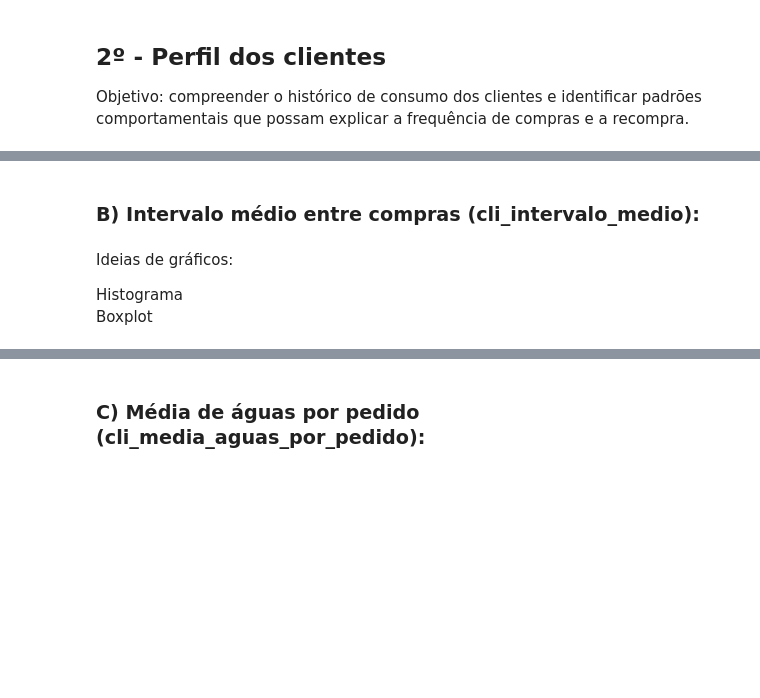
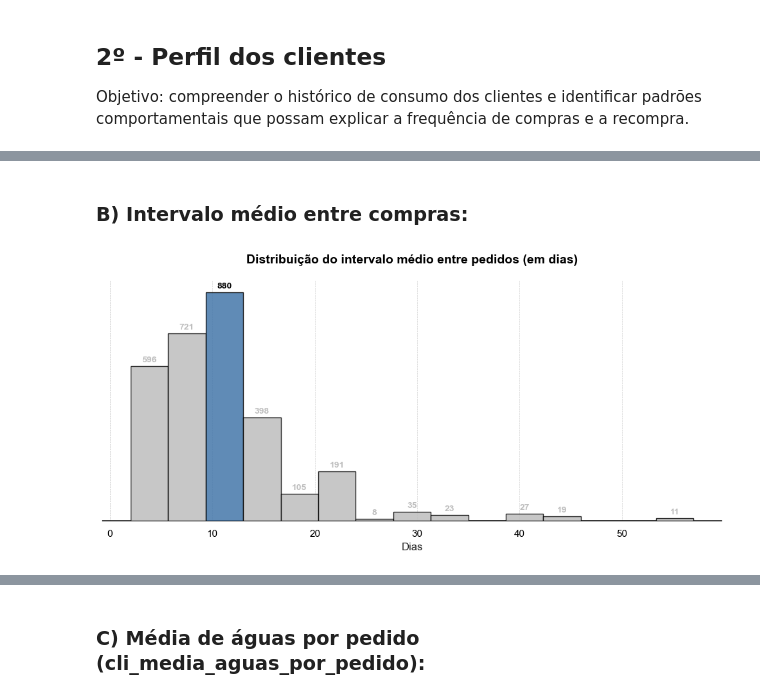
Before and after one commit to Fernandonneto/Projeto_Real_-_Previsao_Recompra_Agua_Mineral_Machine_Learning, a Jupyter notebook: Análise EDA/analise_exploratoria_dados.ipynb, the cells around one changed output, grey strips where cells are left out. Drawn from its saved outputs; the diff is of its cells as text; code cells hidden in the pictures; blank space fills up the shorter version.

```diff
--- a/Análise EDA/analise_exploratoria_dados.ipynb
+++ b/Análise EDA/analise_exploratoria_dados.ipynb
@@ -287,7 +353,72 @@ Boxplot
 # %% [markdown]
-### B) Intervalo médio entre compras (cli_intervalo_medio):
+### B) Intervalo médio entre compras:
-# %% [markdown]
-Ideias de gráficos:
-
-Histograma \
-Boxplot
+# %%
+# Configuração do estilo visual de fundo
+sns.set_theme(style="white")
+plt.figure(figsize=(10, 5))
+
+# Filtro de nulos e limite da visualização até 60 dias para dar um zoom na distribuição real
+dados_intervalo = df['cli_intervalo_medio'].dropna()
+dados_intervalo = dados_intervalo[dados_intervalo <= 60]
+
+# Criação do histograma com bins (caixas de agrupamento de dias)
+contagens, limites_bins = np.histogram(dados_intervalo, bins=15)
+
+# Descobre qual bin (faixa de dias) possui o maior número de registros para destacar
+indice_maximo = contagens.argmax()
+
+# Grades ao fundo
+plt.grid(True, which='both', axis='both', color=PALETA["cinza"], linestyle='--', linewidth=0.5, alpha=0.7)
+
+# Plotagem do Histograma utilizando patches para colorir as barras individualmente
+n, bins, patches = plt.hist(
+    dados_intervalo,
+    bins=limites_bins,
+    color=PALETA["cinza"],
+    edgecolor=PALETA["preto"],
+    alpha=0.85,
+    zorder=3
+)
+
+# Aplica a cor azul especificamente na barra de maior frequência
+patches[indice_maximo].set_facecolor(PALETA["azul"])
+
+# Adiciona as numerações de forma customizada em cima de cada barra
+for i in range(len(patches)):
+    valor = int(contagens[i])
+    if valor > 0:
+        # Texto preto para a maior barra (azul) e cinza para as demais (cinza)
+        cor_texto = PALETA["preto"] if i == indice_maximo else PALETA["cinza"]
+
+        # Encontra o centro da barra no eixo X para posicionar o texto
+        centro_x = (limites_bins[i] + limites_bins[i+1]) / 2
+
+        plt.annotate(
+            f'{valor}',
+             (centro_x, valor),
+            textcoords="offset points",
+            xytext=(0, 5),
+            ha='center',
+            fontsize=10,
+            fontweight='bold',
+            color=cor_texto,
+            zorder=4
+        )
+
+# Remoção das bordas superior, direita e esquerda
+sns.despine(top=True, right=True, left=True)
+
+# Remove os números de escala
+plt.yticks([])
+
+# Título
+plt.title('Distribuição do intervalo médio entre pedidos (em dias)', fontsize=14, pad=20, fontweight='bold', color=PALETA["preto"])
+plt.xlabel('Dias')
+
+# Garante que as marcações de dias no eixo X fiquem na cor padrão do seu projeto
+plt.xticks(color=PALETA["preto"], fontsize=11)
+
+plt.tight_layout()
+plt.show()
+# %% [output]
+[figure, added]
```
Also changed, not shown: parts of 9 cells of this notebook, 1 other file.
